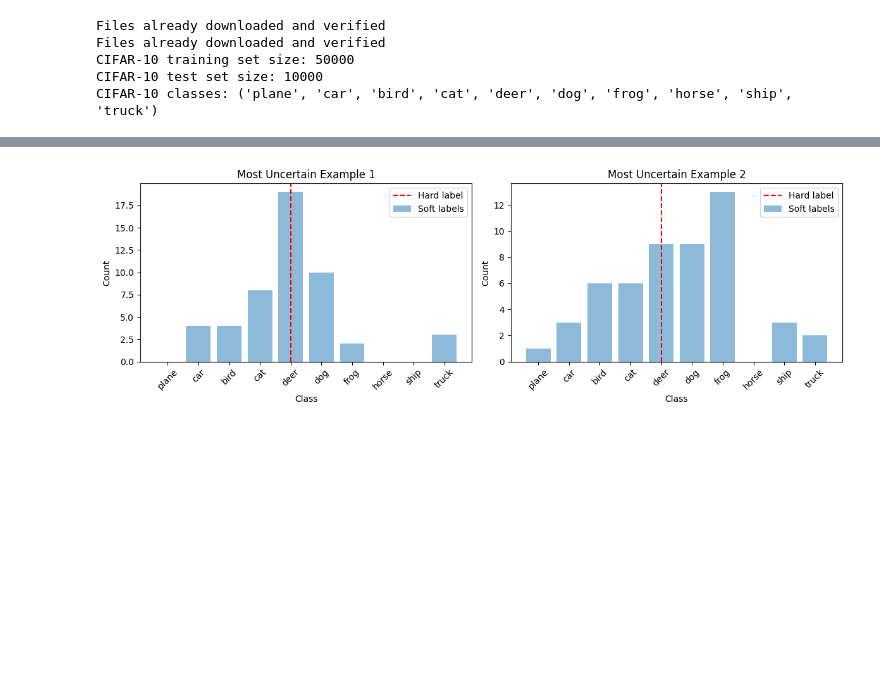
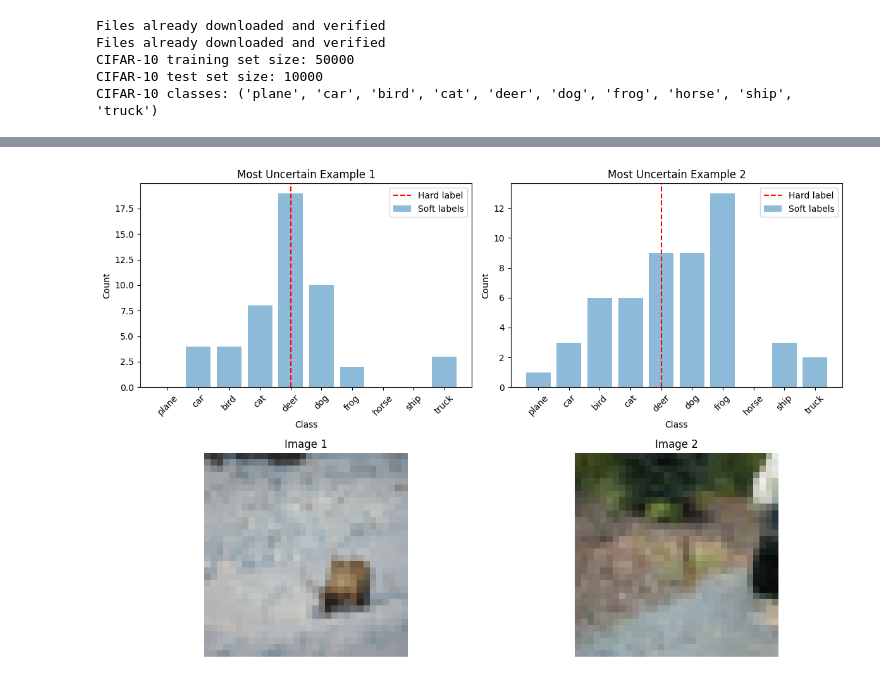
Before and after one commit to cdhmarsh/cs229_final_pub, a Jupyter notebook: baselines/explore.ipynb, the cells around one changed output, grey strips where cells are left out. Cells and saved outputs as stored; diff of their text form; code cells hidden in the pictures; blank space fills up the shorter version.

```diff
--- a/baselines/explore.ipynb
+++ b/baselines/explore.ipynb
@@ -39,9 +39,13 @@ CIFAR-10H probabilities shape: (10000, 10)
 # Explore the CIFAR-10 dataset
 
 # Load CIFAR-10 dataset
+
+# This transform does two things:
+# 1. Converts PIL images to PyTorch tensors (values 0-1)
+# 2. Normalizes the RGB channels by subtracting mean (0.5) and dividing by std (0.5)
+#    This scales values to roughly [-1, 1] which helps training
 transform = transforms.Compose([
-    transforms.ToTensor(),
-    transforms.Normalize((0.5, 0.5, 0.5), (0.5, 0.5, 0.5))
+    transforms.ToTensor()
 ])
 
 trainset = datasets.CIFAR10(root='../data/cifar-10', train=True, download=True, transform=transform)
@@ -173,33 +167,43 @@ plt.show()
 # %%
 # Calculate entropy of soft labels for each example to measure uncertainty
 # First normalize counts to get probabilities
 probs = counts / counts.sum(axis=1, keepdims=True)
 entropy = -np.sum(probs * np.log(probs + 1e-10), axis=1)  # Add small epsilon to avoid log(0)
 
 # Get indices of examples with highest entropy (most uncertain predictions)
 uncertain_idx = np.argsort(entropy)[-2:]  # Get top 2 most uncertain examples
 
-plt.figure(figsize=(12,4))
+plt.figure(figsize=(12,8))
 
-plt.subplot(1,2,1)
+plt.subplot(2,2,1)
 plt.bar(range(10), counts[uncertain_idx[0]], alpha=0.5, label='Soft labels')
 plt.axvline(x=testset[uncertain_idx[0]][1], color='r', linestyle='--', label='Hard label')
 plt.title('Most Uncertain Example 1')
 plt.xlabel('Class')
 plt.ylabel('Count')
 plt.legend()
 plt.xticks(range(10), classes, rotation=45)
 
-plt.subplot(1,2,2)
+plt.subplot(2,2,2)
 plt.bar(range(10), counts[uncertain_idx[1]], alpha=0.5, label='Soft labels')
 plt.axvline(x=testset[uncertain_idx[1]][1], color='r', linestyle='--', label='Hard label')
 plt.title('Most Uncertain Example 2')
 plt.xlabel('Class')
 plt.ylabel('Count')
 plt.legend()
 plt.xticks(range(10), classes, rotation=45)
 
+plt.subplot(2,2,3)
+plt.imshow(testset[uncertain_idx[0]][0].permute(1,2,0))
+plt.title('Image 1')
+plt.axis('off')
+
+plt.subplot(2,2,4)
+plt.imshow(testset[uncertain_idx[1]][0].permute(1,2,0))
+plt.title('Image 2')
+plt.axis('off')
+
 plt.tight_layout()
 plt.show()
 # %% [output]
-[figure, old version]
+[figure, new version]
```
Also changed, not shown: parts of 4 cells of this notebook, 2 other files.
